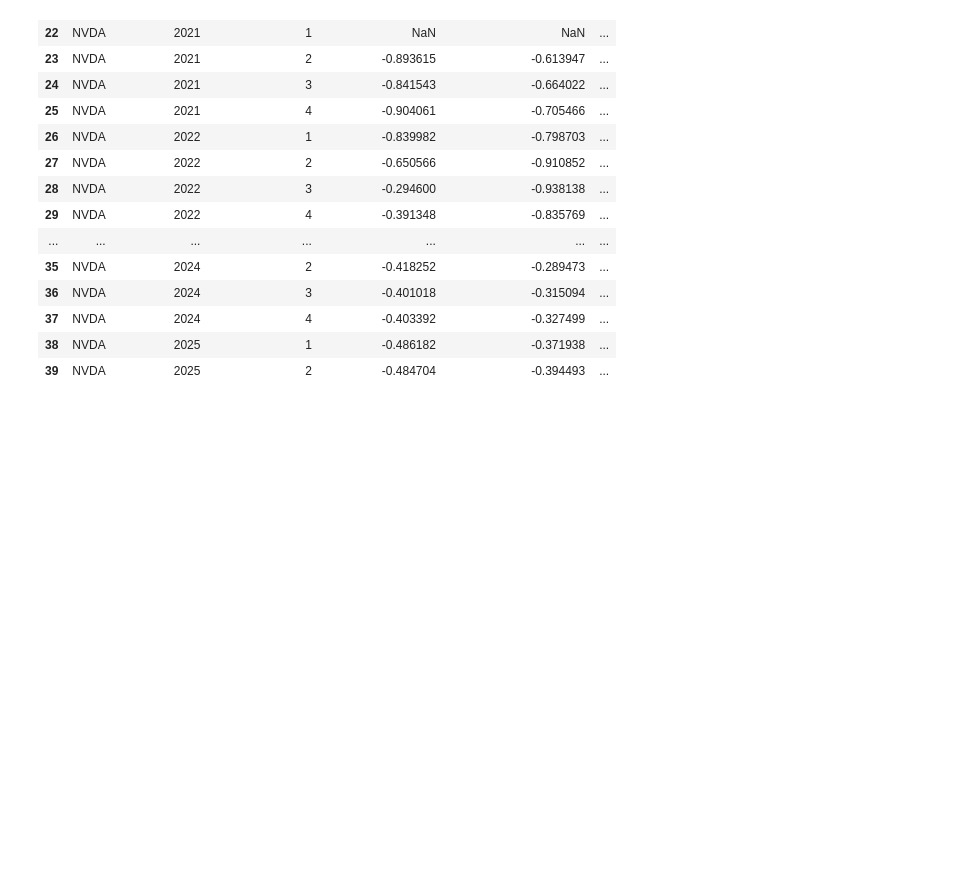
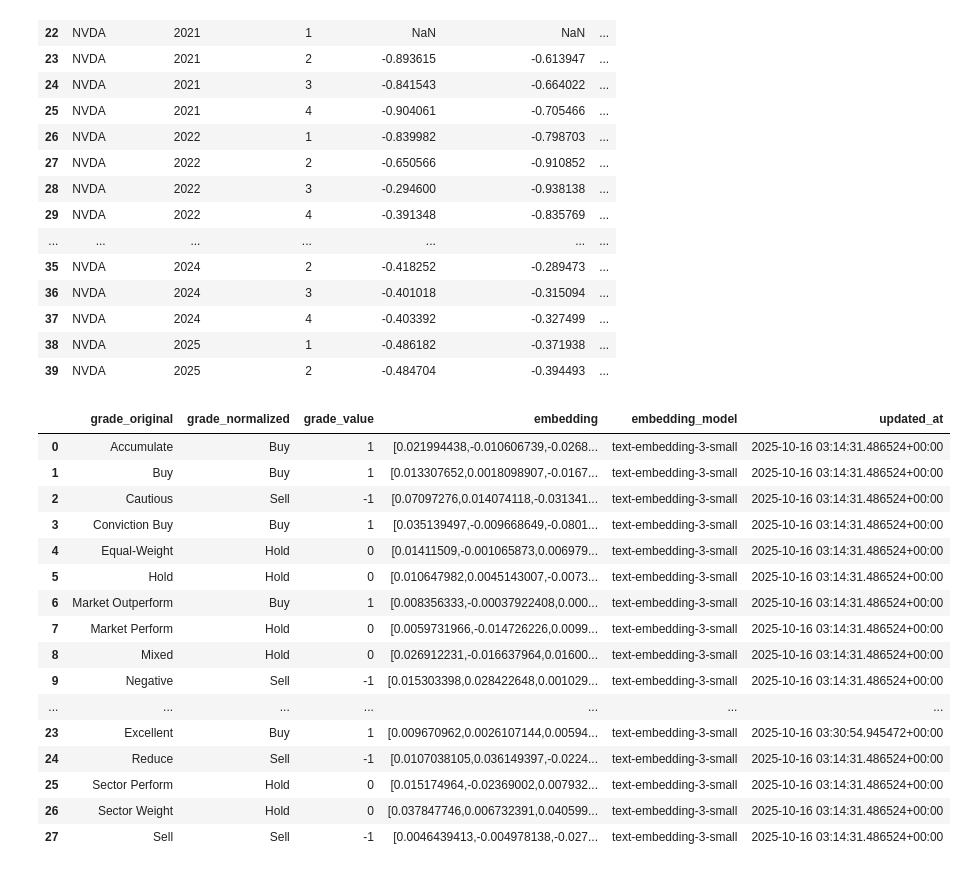
Before and after one commit to vincentsham/stock_ai_app, a Jupyter notebook: server/database/db_metric_queries.ipynb, the cells around one changed output. Drawn from its saved outputs; the diff is of its cells as text; code cells hidden in the pictures; blank space fills up the shorter version.

```diff
--- a/server/database/db_metric_queries.ipynb
+++ b/server/database/db_metric_queries.ipynb
@@ -98,3 +98,31 @@ df[df['tic'] == 'NVDA'].iloc[-20:]
 | 37 | NVDA | 2024 | 4 | -0.403392 | -0.327499 | ... |
 | 38 | NVDA | 2025 | 1 | -0.486182 | -0.371938 | ... |
 | 39 | NVDA | 2025 | 2 | -0.484704 | -0.394493 | ... |
+# %%
+# Query the `stock_metadata` table
+conn = connect_to_db()
+if conn:
+    query = "SELECT * FROM ref.analyst_grade_mapping;"
+    df = pd.read_sql_query(query, conn)
+    conn.close()
+
+    # Display the data
+    display(df)
+# %% [output]
+|  | grade_original | grade_normalized | grade_value | embedding | embedding_model | updated_at |
+| 0 | Accumulate | Buy | 1 | [0.021994438,-0.010606739,-0.0268... | text-embedding-3-small | 2025-10-16 03:14:31.486524+00:00 |
+| 1 | Buy | Buy | 1 | [0.013307652,0.0018098907,-0.0167... | text-embedding-3-small | 2025-10-16 03:14:31.486524+00:00 |
+| 2 | Cautious | Sell | -1 | [0.07097276,0.014074118,-0.031341... | text-embedding-3-small | 2025-10-16 03:14:31.486524+00:00 |
+| 3 | Conviction Buy | Buy | 1 | [0.035139497,-0.009668649,-0.0801... | text-embedding-3-small | 2025-10-16 03:14:31.486524+00:00 |
+| 4 | Equal-Weight | Hold | 0 | [0.01411509,-0.001065873,0.006979... | text-embedding-3-small | 2025-10-16 03:14:31.486524+00:00 |
+| 5 | Hold | Hold | 0 | [0.010647982,0.0045143007,-0.0073... | text-embedding-3-small | 2025-10-16 03:14:31.486524+00:00 |
+| 6 | Market Outperform | Buy | 1 | [0.008356333,-0.00037922408,0.000... | text-embedding-3-small | 2025-10-16 03:14:31.486524+00:00 |
+| 7 | Market Perform | Hold | 0 | [0.0059731966,-0.014726226,0.0099... | text-embedding-3-small | 2025-10-16 03:14:31.486524+00:00 |
+| 8 | Mixed | Hold | 0 | [0.026912231,-0.016637964,0.01600... | text-embedding-3-small | 2025-10-16 03:14:31.486524+00:00 |
+| 9 | Negative | Sell | -1 | [0.015303398,0.028422648,0.001029... | text-embedding-3-small | 2025-10-16 03:14:31.486524+00:00 |
+| ... | ... | ... | ... | ... | ... | ... |
+| 23 | Excellent | Buy | 1 | [0.009670962,0.0026107144,0.00594... | text-embedding-3-small | 2025-10-16 03:30:54.945472+00:00 |
+| 24 | Reduce | Sell | -1 | [0.0107038105,0.036149397,-0.0224... | text-embedding-3-small | 2025-10-16 03:14:31.486524+00:00 |
+| 25 | Sector Perform | Hold | 0 | [0.015174964,-0.02369002,0.007932... | text-embedding-3-small | 2025-10-16 03:14:31.486524+00:00 |
+| 26 | Sector Weight | Hold | 0 | [0.037847746,0.006732391,0.040599... | text-embedding-3-small | 2025-10-16 03:14:31.486524+00:00 |
+| 27 | Sell | Sell | -1 | [0.0046439413,-0.004978138,-0.027... | text-embedding-3-small | 2025-10-16 03:14:31.486524+00:00 |
```
Also changed, not shown: 3 other files.
